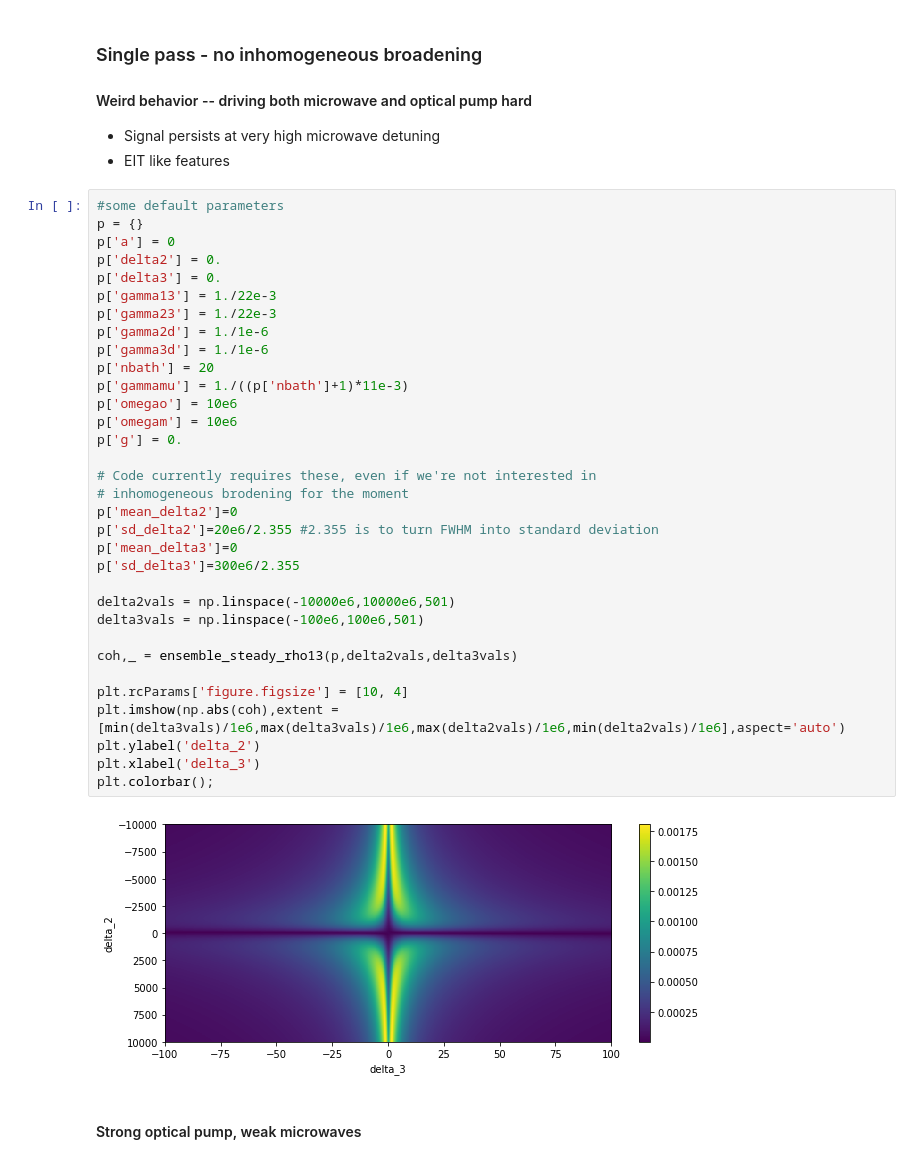
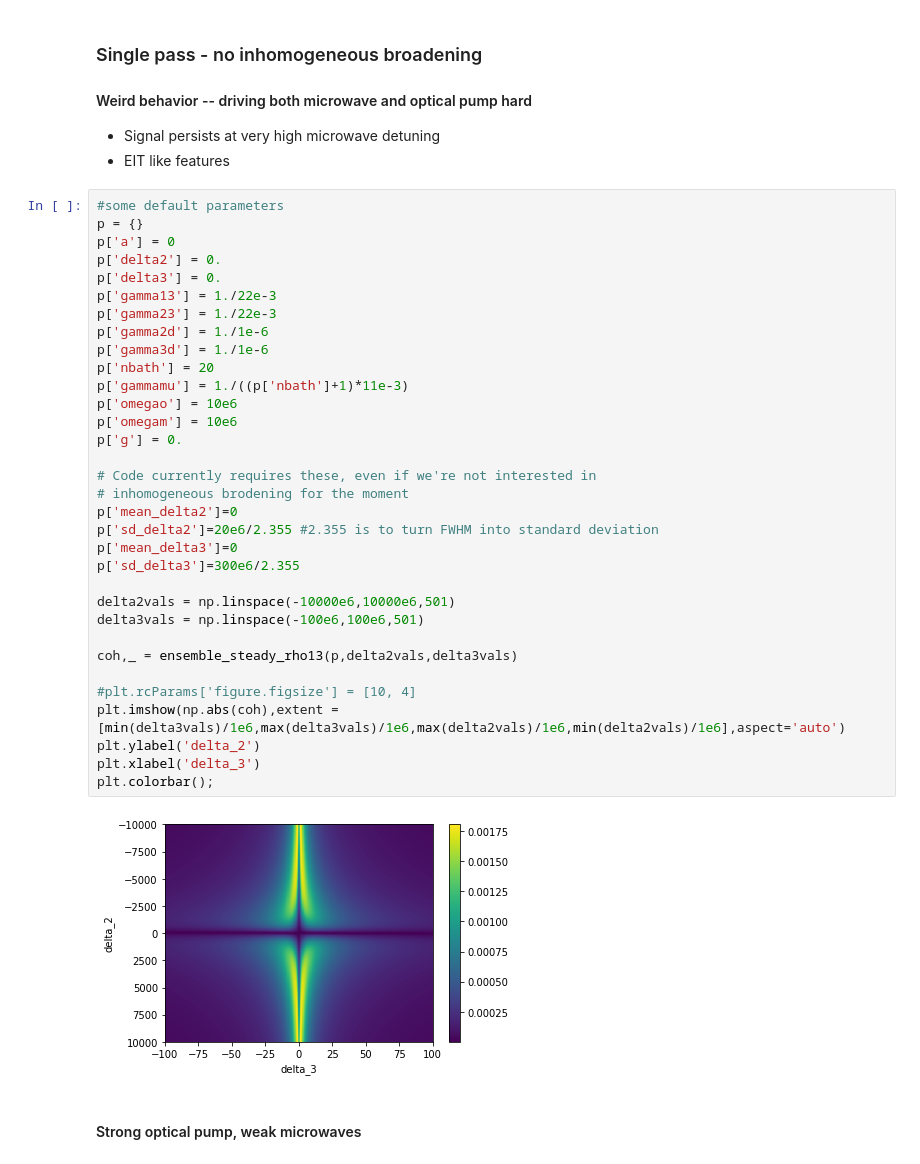
Before and after one commit to rareearthquantum/model_upconversion_peter, a Jupyter notebook: cavityenhancedraman.ipynb, the cells around one changed output. Saved outputs shown, nothing was run; the diff lists cells and outputs as text.

```diff
--- a/cavityenhancedraman.ipynb
+++ b/cavityenhancedraman.ipynb
@@ -635,35 +640,35 @@ p = {}
 p['a'] = 0
 p['delta2'] = 0.
 p['delta3'] = 0.
 p['gamma13'] = 1./22e-3
 p['gamma23'] = 1./22e-3
 p['gamma2d'] = 1./1e-6
 p['gamma3d'] = 1./1e-6
 p['nbath'] = 20
 p['gammamu'] = 1./((p['nbath']+1)*11e-3)
 p['omegao'] = 10e6
 p['omegam'] = 10e6
 p['g'] = 0.
 
 # Code currently requires these, even if we're not interested in
 # inhomogeneous brodening for the moment
 p['mean_delta2']=0
 p['sd_delta2']=20e6/2.355 #2.355 is to turn FWHM into standard deviation
 p['mean_delta3']=0
 p['sd_delta3']=300e6/2.355
 
 delta2vals = np.linspace(-10000e6,10000e6,501)
 delta3vals = np.linspace(-100e6,100e6,501)
 
 coh,_ = ensemble_steady_rho13(p,delta2vals,delta3vals)
 
-plt.rcParams['figure.figsize'] = [10, 4]
+#plt.rcParams['figure.figsize'] = [10, 4]
 plt.imshow(np.abs(coh),extent = [min(delta3vals)/1e6,max(delta3vals)/1e6,max(delta2vals)/1e6,min(delta2vals)/1e6],aspect='auto')
 plt.ylabel('delta_2')
 plt.xlabel('delta_3')
 plt.colorbar();
 # %% [output]
-[figure, old version]
+[figure, new version]
 # %% [markdown]
 #### Strong optical pump, weak microwaves
 # %%
```
Also changed, not shown: parts of 12 cells of this notebook.
